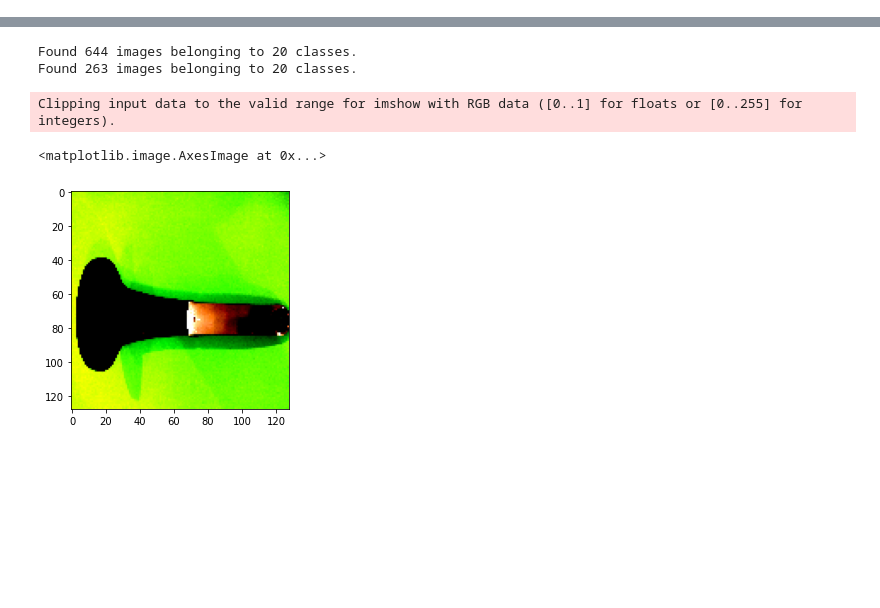
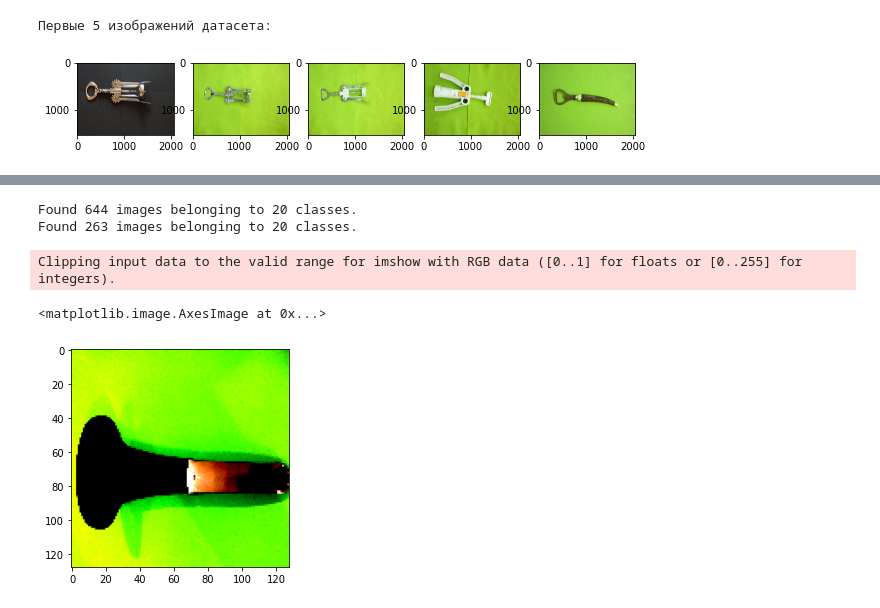
Before and after one commit to ElizavetaWow/ML_course_work, a Jupyter notebook: work_main.ipynb, the cells around one changed output, grey strips where cells are left out. Cells and saved outputs as stored; diff of their text form; code cells hidden in the pictures; blank space fills up the shorter version.

```diff
--- a/work_main.ipynb
+++ b/work_main.ipynb
@@ -10,0 +57,8 @@ Get data
+# %%
+image_path = "../data/Raw/"
+image_files = []
+global classes_dict
+classes_dict = {}
+for k, dir in enumerate(os.listdir(image_path)):
+    classes_dict[dir.lower()] = k
+    image_files.extend(os.path.join(image_path, dir, file) for file in os.listdir(os.path.join(image_path, dir)) if file.endswith(('.JPG', '.jpg')))
@@ -10,0 +77,11 @@ Get data
+# %%
+def img_params(img_path):
+    img = imread(img_path)
+    img_class = img_path.replace(image_path, '').split('\\')[0].lower()
+    return classes_dict[img_class], img_path, img.shape[0], img.shape[1], img.shape[2], img.max(), img.min(), img.mean(), img.std()
+# %%
+images_data = np.array(list(map(img_params, image_files)))
+# %%
+df = pd.DataFrame(columns=['img_class','path','height', 'width', 'dimension', 'max_rgb', 'min_rgb', 'mean_rgb', 'std_rgb'], data=images_data)
+df = df.astype({'height': 'int32', 'width': 'int32', 'dimension': 'int32', 'max_rgb': 'float32',
+          'min_rgb': 'float32', 'mean_rgb': 'float32', 'std_rgb': 'float32'})
@@ -10,0 +117,6 @@ Get data
+# %%
+print('Первые 5 изображений датасета:')
+draw_pictures(df[:5])
+# %% [output]
+Первые 5 изображений датасета:
+[figure, added]
```
Also changed, not shown: parts of 24 cells of this notebook.
